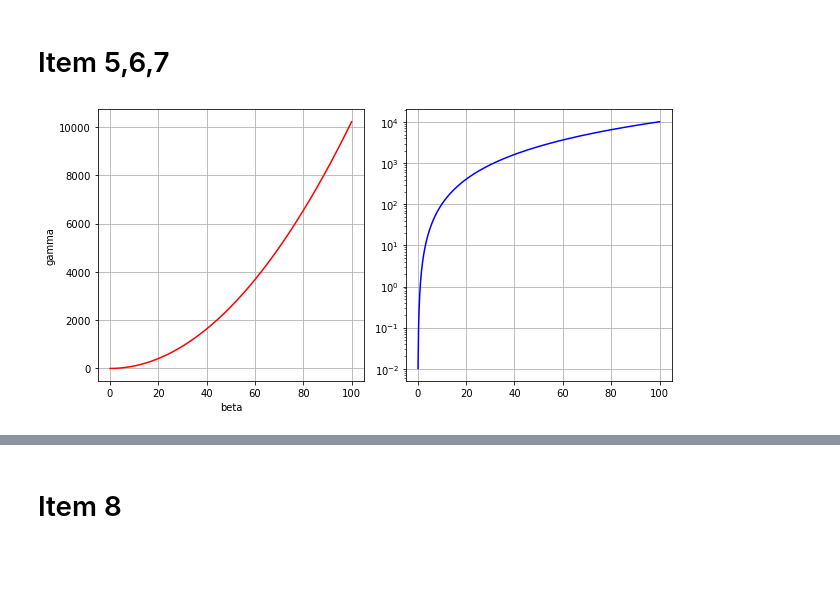
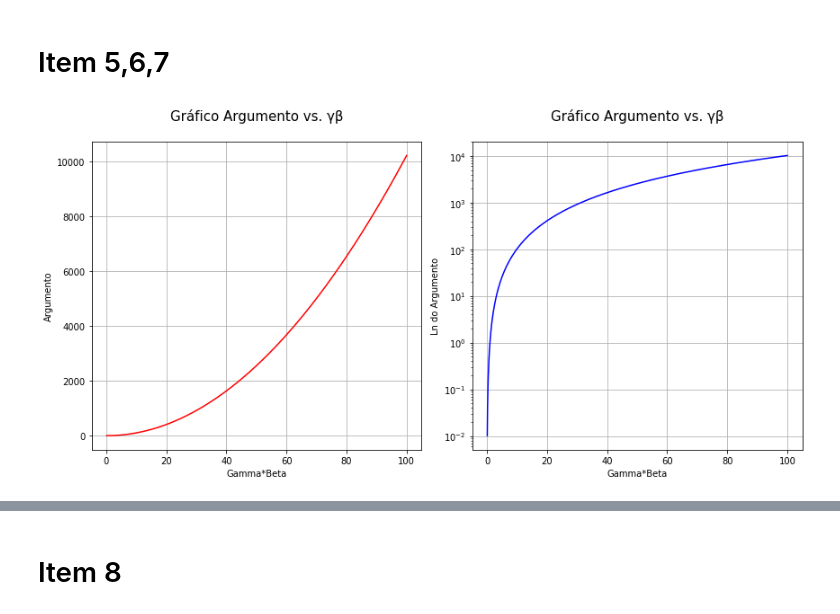
Before and after one commit to Edinaldobjr/aulas_de_python, a Jupyter notebook: Projeto1/Projeto_1.ipynb, the cells around one changed output, grey strips where cells are left out. Cells and saved outputs as stored; diff of their text form; code cells hidden in the pictures; blank space fills up the shorter version.

```diff
--- a/Projeto1/Projeto_1.ipynb
+++ b/Projeto1/Projeto_1.ipynb
@@ -105,20 +94,29 @@ NameError: name 'gamabeta' is not defined
 # %%
 GB = np.linspace(0.1,100,1000)
 
+mec = 0.5110
+I = 1
 def ln_argument2(GB):
+    """
+    """
     lista2 = []
     for (i, valor) in enumerate(GB):
         novo_elemento2 = (2*mec*(valor)**2)/I
         lista2.append(novo_elemento2)
     return lista2
 
 
-fig, ax = plt.subplots(1,2,figsize=(9, 4.5), tight_layout=True )
-ax[0].set_xlabel('beta')
-ax[0].set_ylabel('gamma')
+fig, ax = plt.subplots(1,2,figsize=(12, 6), tight_layout=True )
 ax[0].plot(GB , ln_argument2(GB), 'r-')
+ax[0].set_title('Gráfico Argumento vs. γβ\n',fontsize = 15)
+ax[0].set_xlabel('Gamma*Beta')
+ax[0].set_ylabel('Argumento')
+ax[0].grid()
+
 ax[1].semilogy(GB , ln_argument2(GB), 'b-')
-ax[0].grid()
+ax[1].set_title('Gráfico Argumento vs. γβ\n',fontsize = 15)
+ax[1].set_xlabel('Gamma*Beta')
+ax[1].set_ylabel('Ln do Argumento')
 ax[1].grid()
 # %% [output]
-[figure, old version]
+[figure, new version]
```
Also changed, not shown: parts of 16 cells of this notebook.
